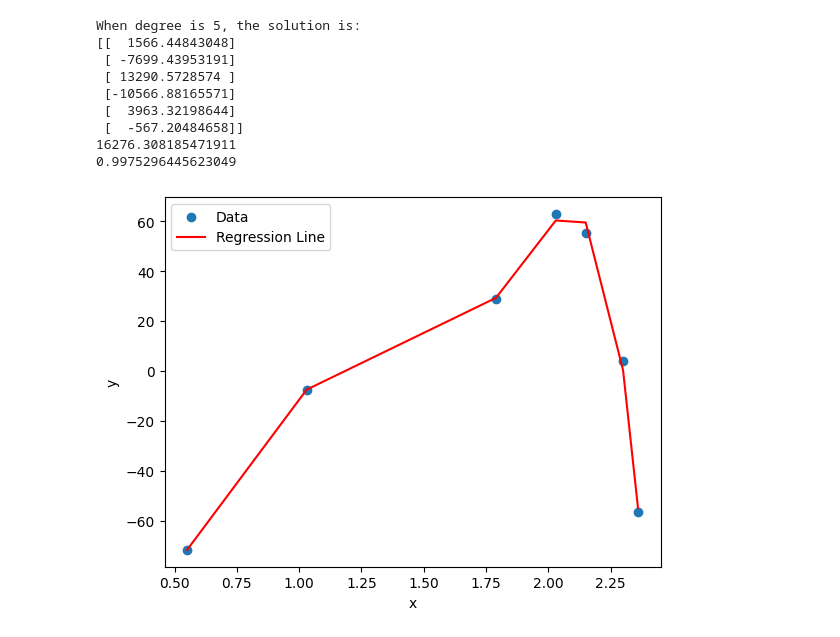
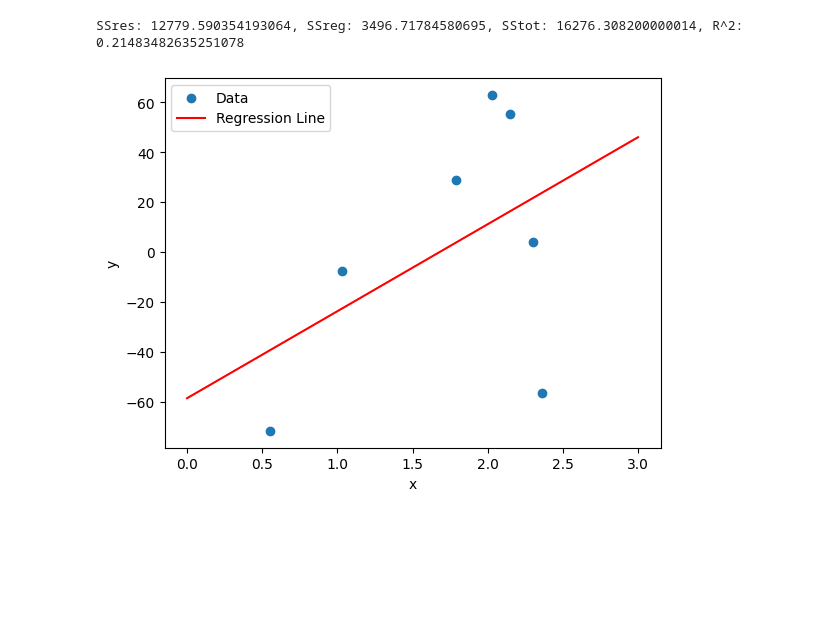
Before and after one commit to hupeyy/CP2-MAD4401, a Jupyter notebook: Q3.ipynb, the cells around one changed output. Saved outputs shown, nothing was run; the diff lists cells and outputs as text; code cells hidden in the pictures; blank space fills up the shorter version.

```diff
--- a/Q3.ipynb
+++ b/Q3.ipynb
@@ -1,6 +1,7 @@
 # %%
 import numpy as np
 import matplotlib.pyplot as plt
+from numpy.polynomial.polynomial import Polynomial
 
 
 # find sum given an exponent
@@ -27,53 +28,58 @@ def buildSystem(arrX, arrY, n):
 
 
 # build a system of equations and solve
 
 
 # find a least squares polynomial for degree 1, 2, and 3
 def rrPlot(x, y, n, leftHandSide, rightHandSide):
     # compute the left and right hand side equations
     buildSystem(x, y, n)
     # now that we have our system, we need to solve for a0 to a(n)
     sol = np.linalg.solve(leftHandSide, rightHandSide)
-    print("When degree is " + str(n) + ", the solution is: ")
-    print(sol)
+
+    # take our solution, turn it into a 1-D array to turn into a polynomial
+    temp_y = np.zeros((n + 1))
+    for i in range(len(sol)):
+        temp_y[i] = sol[i][0]
+    y_hat_temp = np.poly1d(temp_y)
+    y_hat = np.polynomial.Polynomial(y_hat_temp)
+    new_x = np.linspace(0, 3, 100)
     # now we need to find SSres, SSreg, and SStot for the new equation
-    y_hat = 0
-    for i in range(0, n + 1):
-        y_hat += sol[i] * (x**i)
-    residuals = y - y_hat
-    SSres = np.sum(residuals**2)
+
+    residuals = y - y_hat(x)
+    SSres = np.sum((residuals) ** 2)
     y_mean = np.mean(y)
-    SSreg = np.sum((y_hat - y_mean) ** 2)
+    SSreg = np.sum((y_hat(x) - y_mean) ** 2)
     SStot = SSres + SSreg
-    print(SStot)
     rSquared = SSreg / SStot
-    print(rSquared)
-    # now print the data
+    print(
+        "SSres: "
+        + str(SSres)
+        + ", SSreg: "
+        + str(SSreg)
+        + ", SStot: "
+        + str(SStot)
+        + ", R^2: "
+        + str(rSquared)
+    )
+
+    # plot the data
     plt.scatter(x, y, label="Data")
-    plt.plot(x, y_hat, color="red", label="Regression Line")
+    plt.plot(new_x, y_hat(new_x), color="red", label="Regression Line")
 
     plt.xlabel("x")
     plt.ylabel("y")
     plt.legend()
 
     plt.show()
 
 
 x = np.array([0.55, 1.03, 1.79, 2.03, 2.15, 2.30, 2.36])
 y = np.array([-71.79, -7.5, 28.89, 62.97, 55.43, 4.0, -56.67])
-n = 5
+n = 1
 leftHandSide = np.zeros((n + 1, n + 1))
 rightHandSide = np.zeros((n + 1, 1))
 rrPlot(x, y, n, leftHandSide, rightHandSide)
 # %% [output]
-When degree is 5, the solution is:
-[[  1566.44843048]
- [ -7699.43953191]
- [ 13290.5728574 ]
- [-10566.88165571]
- [  3963.32198644]
- [  -567.20484658]]
-16276.308185471911
-0.9975296445623049
+SSres: 12779.590354193064, SSreg: 3496.71784580695, SStot: 16276.308200000014, R^2: 0.21483482635251078
-[figure, old version]
+[figure, new version]
```
Also changed, not shown: parts of 2 cells of this notebook, 1 other file.
